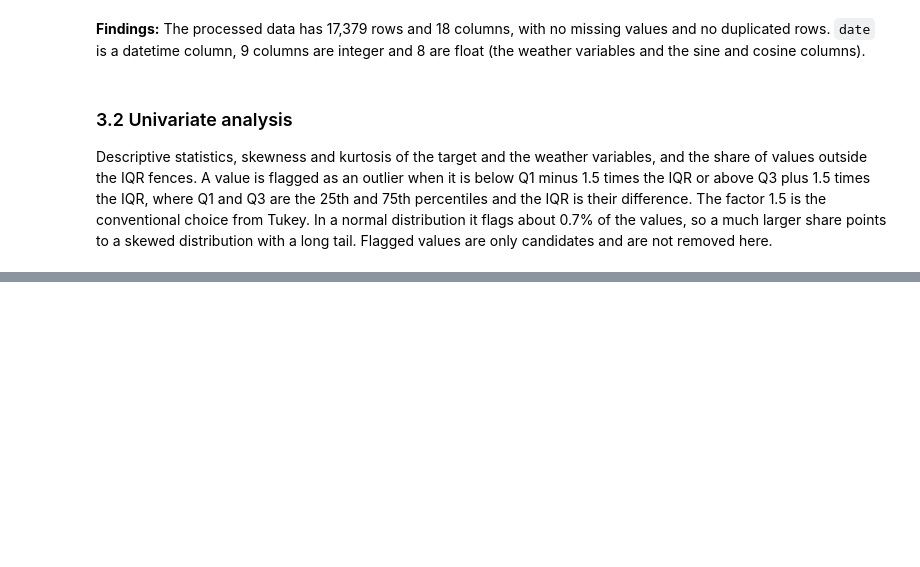
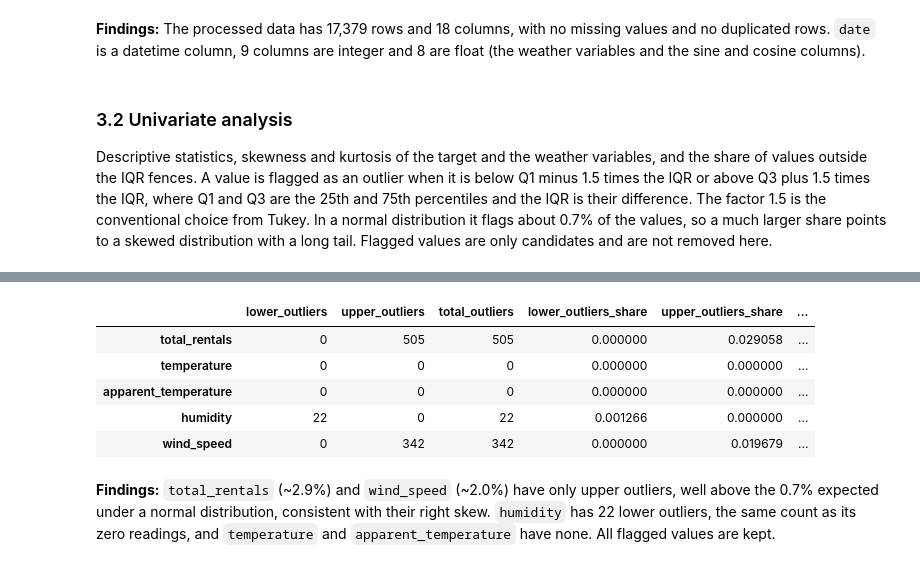
Before and after one commit to Hallason823/MachineLearning-2026.2, a Jupyter notebook: notebooks/01_regression.ipynb, the cells around one changed output, grey strips where cells are left out. Cells and saved outputs as stored; diff of their text form; code cells hidden in the pictures; blank space fills up the shorter version.

```diff
--- a/notebooks/01_regression.ipynb
+++ b/notebooks/01_regression.ipynb
@@ -87,8 +87,10 @@ TARGET_COMPONENTS = ["casual_rentals", "registered_rentals"]
 # Columns removed in the ETL (row index and target components)
 DROP_COLUMNS = ["instant", *TARGET_COMPONENTS]
 
-# Cyclical columns and the length of their cycle
+# Cyclical columns and the length of their cycle and suffixes of the cyclical features
 CYCLICAL_PERIODS = {"hour": 24, "month": 12}
+SIN_SUFFIX = "_sin"
+COS_SUFFIX = "_cos"
 
 # Output file names
 PROCESSED_FILENAME = RAW_FILENAME
@@ -122,6 +124,10 @@ DICTIONARY_ROWS = [
 IQR_QUANTILES = (0.25, 0.75)
 IQR_FACTOR = 1.5
 
+# Column names of the outlier table
+OUTLIER_COLUMNS = {"lower": "lower_outliers", "upper": "upper_outliers", "total": "total_outliers"}
+OUTLIER_SHARE_SUFFIX = "_share"
+
 # Continuous columns analyzed one by one (the target and the weather variables)
 UNIVARIATE_COLUMNS = ["total_rentals", "temperature", "apparent_temperature", "humidity", "wind_speed"]
 # %% [markdown]
@@ -522,0 +545,20 @@ Descriptive statistics, skewness and kurtosis of the target and the weather vari
+# %%
+# Counts the values below and above the IQR fences of each continuous column, with their shares
+def count_iqr_outliers(df, quantiles=IQR_QUANTILES, factor=IQR_FACTOR, names=OUTLIER_COLUMNS, suffix=OUTLIER_SHARE_SUFFIX):
+    q1, q3 = df.quantile(quantiles[0]), df.quantile(quantiles[1])
+    iqr = q3 - q1
+    outliers = pd.DataFrame({names["lower"]: (df < q1 - factor * iqr).sum(), names["upper"]: (df > q3 + factor * iqr).sum()})
+    outliers[names["total"]] = outliers[names["lower"]] + outliers[names["upper"]]
+    return pd.concat([outliers, (outliers / len(df)).add_suffix(suffix)], axis=1)
+# %%
+# Count the outliers
+count_iqr_outliers(df_continuous)
+# %% [output]
+|  | lower_outliers | upper_outliers | total_outliers | lower_outliers_share | upper_outliers_share | ... |
+| total_rentals | 0 | 505 | 505 | 0.000000 | 0.029058 | ... |
+| temperature | 0 | 0 | 0 | 0.000000 | 0.000000 | ... |
+| apparent_temperature | 0 | 0 | 0 | 0.000000 | 0.000000 | ... |
+| humidity | 22 | 0 | 22 | 0.001266 | 0.000000 | ... |
+| wind_speed | 0 | 342 | 342 | 0.000000 | 0.019679 | ... |
+# %% [markdown]
+**Findings:** `total_rentals` (~2.9%) and `wind_speed` (~2.0%) have only upper outliers, well above the 0.7% expected under a normal distribution, consistent with their right skew. `humidity` has 22 lower outliers, the same count as its zero readings, and `temperature` and `apparent_temperature` have none. All flagged values are kept.
```
Also changed, not shown: parts of 4 cells of this notebook.
